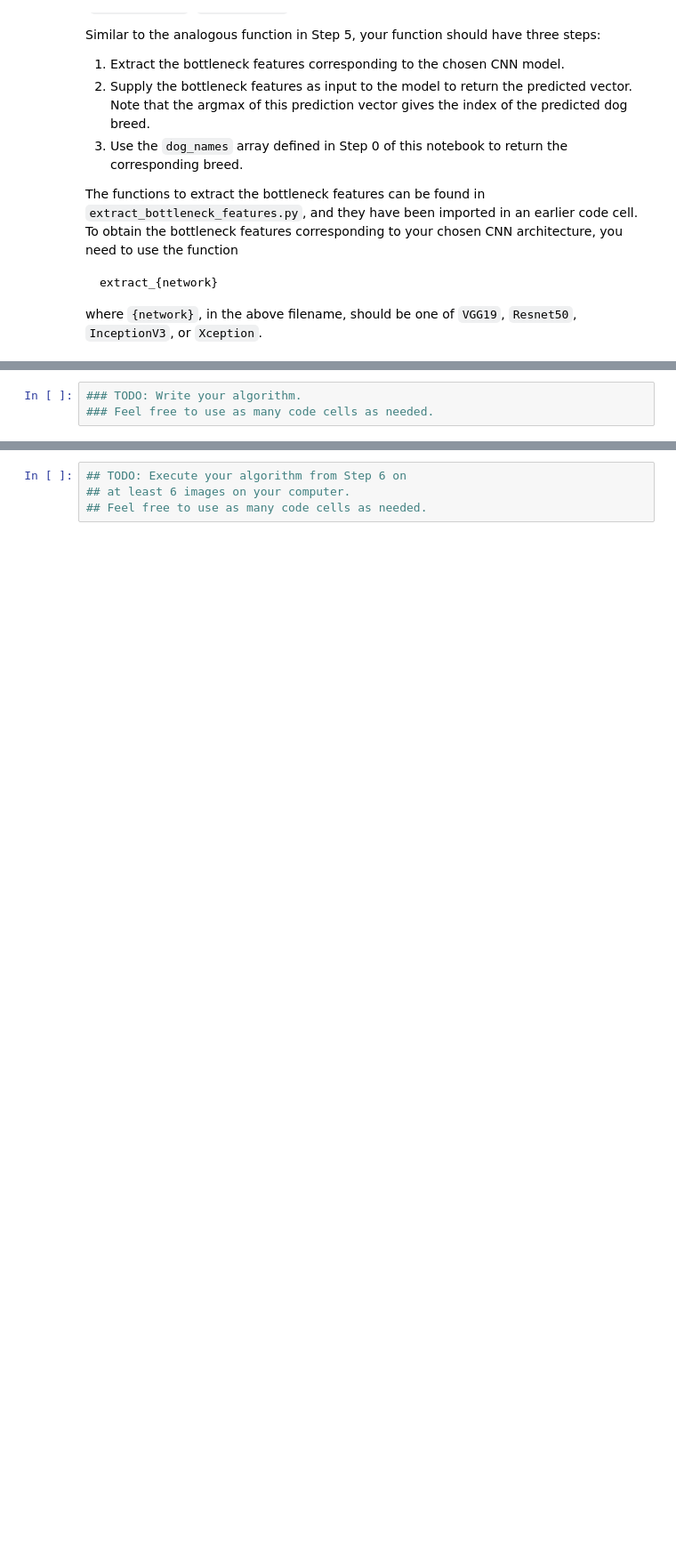
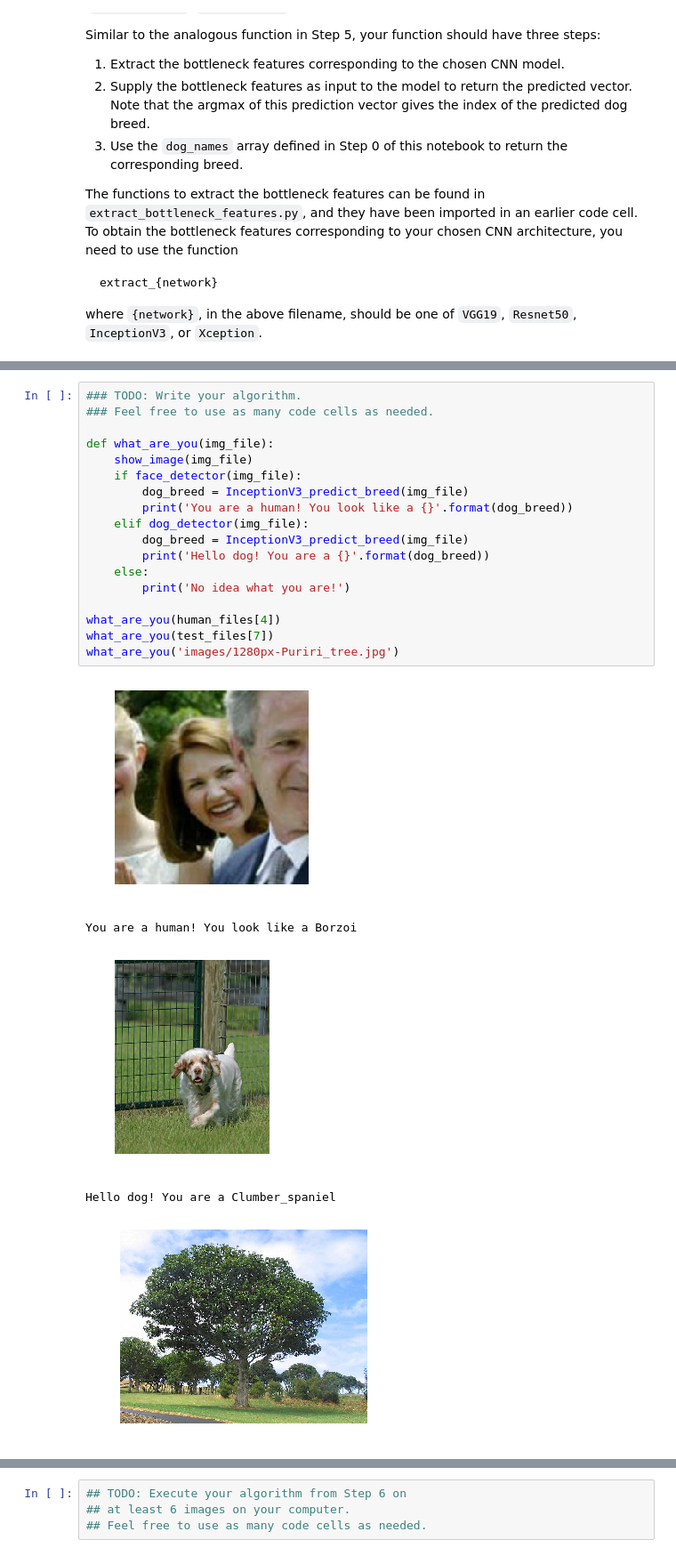
Before and after one commit to SophonAlpha/Udacity-dog-project, a Jupyter notebook: dog_app2.ipynb, the cells around one changed output, grey strips where cells are left out. Shown: that part at 89% size. Drawn from its saved outputs; the diff is of its cells as text; blank space fills up the shorter version.

```diff
--- a/dog_app2.ipynb
+++ b/dog_app2.ipynb
@@ -964,6 +1099,27 @@ Some sample output for our algorithm is provided below, but feel free to design
 
 
 ### (IMPLEMENTATION) Write your Algorithm
-# %%
-### TODO: Write your algorithm.
-### Feel free to use as many code cells as needed.
+# %%
+### TODO: Write your algorithm.
+### Feel free to use as many code cells as needed.
+
+def what_are_you(img_file):
+    show_image(img_file)
+    if face_detector(img_file):
+        dog_breed = InceptionV3_predict_breed(img_file)
+        print('You are a human! You look like a {}'.format(dog_breed))
+    elif dog_detector(img_file):
+        dog_breed = InceptionV3_predict_breed(img_file)
+        print('Hello dog! You are a {}'.format(dog_breed))
+    else:
+        print('No idea what you are!')
+
+what_are_you(human_files[4])
+what_are_you(test_files[7])
+what_are_you('images/1280px-Puriri_tree.jpg')
+# %% [output]
+[figure, added]
+You are a human! You look like a Borzoi
+[figure, added]
+Hello dog! You are a Clumber_spaniel
+[figure, added]
```
Also changed, not shown: parts of 22 cells of this notebook, 4 other files.
